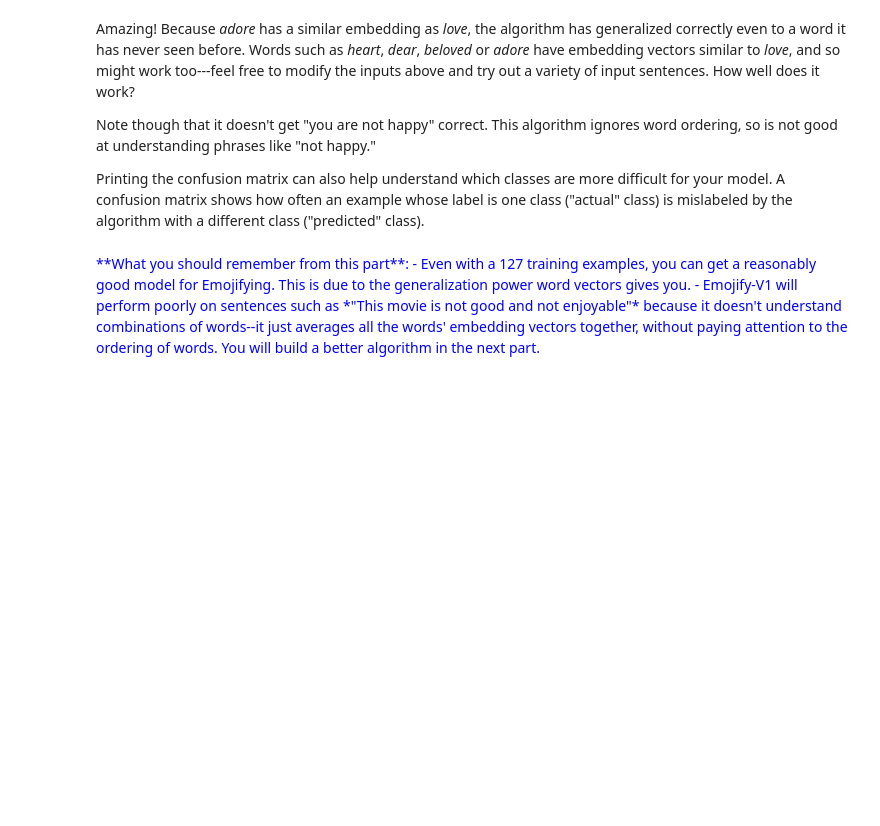
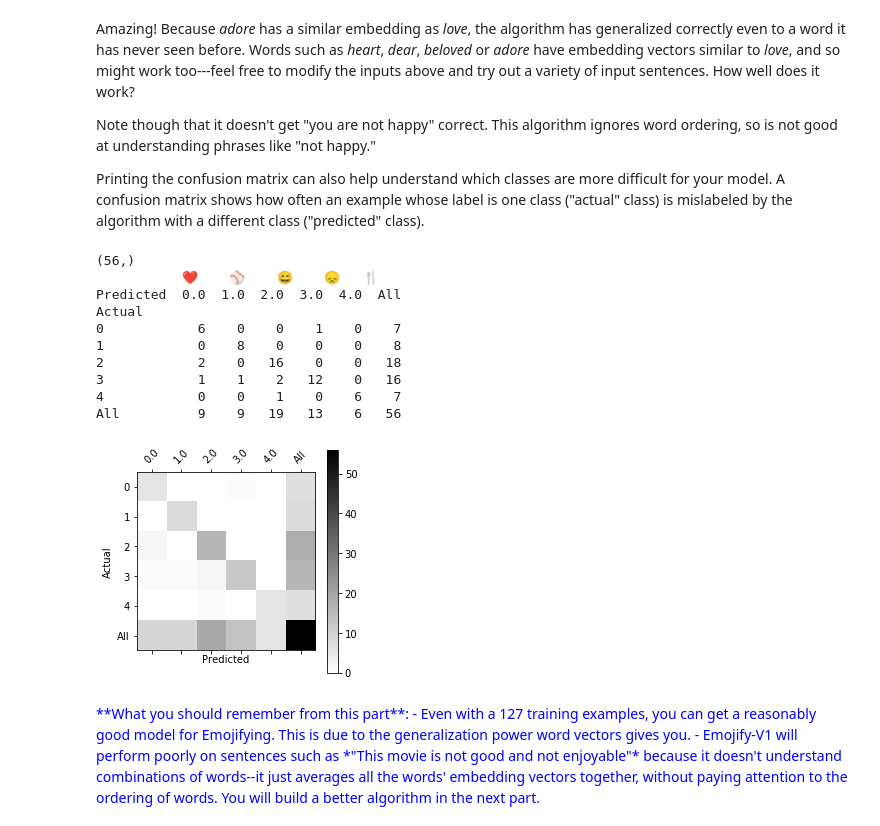
Before and after one commit to MykhailoFokin/ml_course, a Jupyter notebook: NLP_and_word_embeddings/Emojify2.ipynb, the cells around one changed output. Cells and saved outputs as stored; diff of their text form; code cells hidden in the pictures; blank space fills up the shorter version.

```diff
--- a/NLP_and_word_embeddings/Emojify2.ipynb
+++ b/NLP_and_word_embeddings/Emojify2.ipynb
@@ -115,7 +109,7 @@ All the data is now ready to be fed into the Emojify-V1 model. Let's implement t
 
 As shown in Figure (2), the first step is to convert an input sentence into the word vector representation, which then get averaged together. Similar to the previous exercise, we will use pretrained 50-dimensional GloVe embeddings. Run the following cell to load the `word_to_vec_map`, which contains all the vector representations.
 # %%
-word_to_index, index_to_word, word_to_vec_map = emo_utils.read_glove_vecs('data/glove.6B.50d.txt')
+word_to_index, index_to_word, word_to_vec_map = emo_utils.read_glove_vecs('glove.6B.50d.txt')
 # %% [markdown]
 You've loaded:
 - `word_to_index`: dictionary mapping from words to their indices in the vocabulary (400,001 words, with the valid indices ranging from 0 to 400,000)
@@ -150,15 +147,15 @@ def sentence_to_avg(sentence, word_to_vec_map):
 
     ### START CODE HERE ###
     # Step 1: Split sentence into list of lower case words (≈ 1 line)
-    words = None
+    words = sentence.lower().split()
 
     # Initialize the average word vector, should have the same shape as your word vectors.
-    avg = None
+    avg = np.zeros(50)
 
     # Step 2: average the word vectors. You can loop over the words in the list "words".
-    for w in None:
-        avg += None
-    avg = None
+    for w in words:
+        avg += word_to_vec_map[w]
+    avg = avg/len(words)
 
     ### END CODE HERE ###
 
@@ -232,7 +239,7 @@ def model(X, Y, word_to_vec_map, learning_rate = 0.01, num_iterations = 400):
     b = np.zeros((n_y,))
 
     # Convert Y to Y_onehot with n_y classes
-    Y_oh = convert_to_one_hot(Y, C = n_y)
+    Y_oh = emo_utils.convert_to_one_hot(Y, C = n_y)
 
     # Optimization loop
     for t in range(num_iterations):                       # Loop over the number of iterations
@@ -240,14 +247,14 @@ def model(X, Y, word_to_vec_map, learning_rate = 0.01, num_iterations = 400):
 
             ### START CODE HERE ### (≈ 4 lines of code)
             # Average the word vectors of the words from the j'th training example
-            avg = None
+            avg = sentence_to_avg(X[i], word_to_vec_map)
 
             # Forward propagate the avg through the softmax layer
-            z = None
-            a = None
+            z = np.dot(W, avg) + b
+            a = emo_utils.softmax(z)
 
             # Compute cost using the j'th training label's one hot representation and "A" (the output of the softmax)
-            cost = None
+            cost = -1*np.dot(Y_oh[i], np.log(a))
             ### END CODE HERE ###
 
             # Compute gradients
@@ -261,7 +268,7 @@ def model(X, Y, word_to_vec_map, learning_rate = 0.01, num_iterations = 400):
 
         if t % 100 == 0:
             print("Epoch: " + str(t) + " --- cost = " + str(cost))
-            pred = predict(X, Y, W, b, word_to_vec_map)
+            pred = emo_utils.predict(X, Y, W, b, word_to_vec_map)
 
     return pred, W, b
 # %%
@@ -346,6 +369,6 @@ Great! Your model has pretty high accuracy on the training set. Lets now see how
 ### 1.4 - Examining test set performance
 # %%
 print("Training set:")
-pred_train = predict(X_train, Y_train, W, b, word_to_vec_map)
+pred_train = emo_utils.predict(X_train, Y_train, W, b, word_to_vec_map)
 print('Test set:')
-pred_test = predict(X_test, Y_test, W, b, word_to_vec_map)
+pred_test = emo_utils.predict(X_test, Y_test, W, b, word_to_vec_map)
@@ -388,9 +425,21 @@ Note though that it doesn't get "you are not happy" correct. This algorithm igno
 Printing the confusion matrix can also help understand which classes are more difficult for your model. A confusion matrix shows how often an example whose label is one class ("actual" class) is mislabeled by the algorithm with a different class ("predicted" class).
 # %%
 print(Y_test.shape)
-print('           '+ label_to_emoji(0)+ '    ' + label_to_emoji(1) + '    ' +  label_to_emoji(2)+ '    ' + label_to_emoji(3)+'   ' + label_to_emoji(4))
+print('           '+ emo_utils.label_to_emoji(0)+ '    ' + emo_utils.label_to_emoji(1) + '    ' +  emo_utils.label_to_emoji(2)+ '    ' + emo_utils.label_to_emoji(3)+'   ' + emo_utils.label_to_emoji(4))
 print(pd.crosstab(Y_test, pred_test.reshape(56,), rownames=['Actual'], colnames=['Predicted'], margins=True))
-plot_confusion_matrix(Y_test, pred_test)
+emo_utils.plot_confusion_matrix(Y_test, pred_test)
+# %% [output]
+(56,)
+           ❤️    ⚾    😄    😞   🍴
+Predicted  0.0  1.0  2.0  3.0  4.0  All
+Actual
+0            6    0    0    1    0    7
+1            0    8    0    0    0    8
+2            2    0   16    0    0   18
+3            1    1    2   12    0   16
+4            0    0    1    0    6    7
+All          9    9   19   13    6   56
+[figure, added]
 # %% [markdown]
 <font color='blue'>
 **What you should remember from this part**:
```
Also changed, not shown: parts of 23 cells of this notebook.
